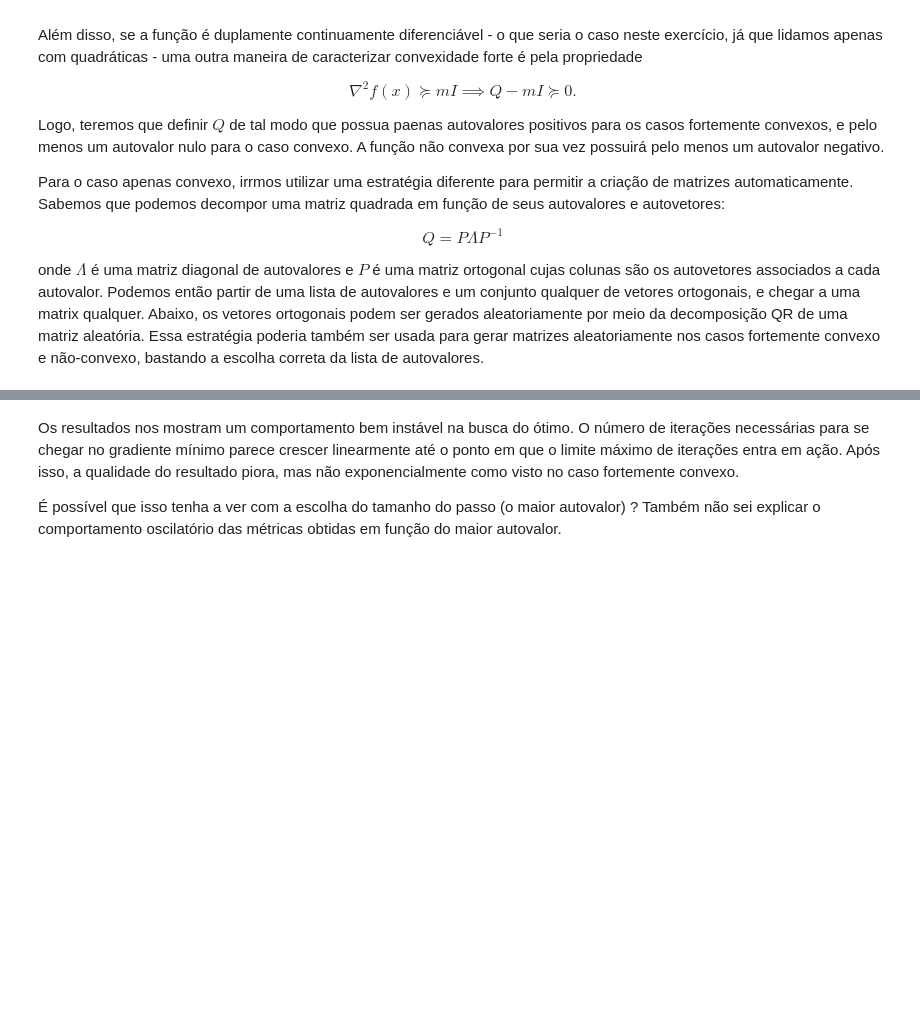
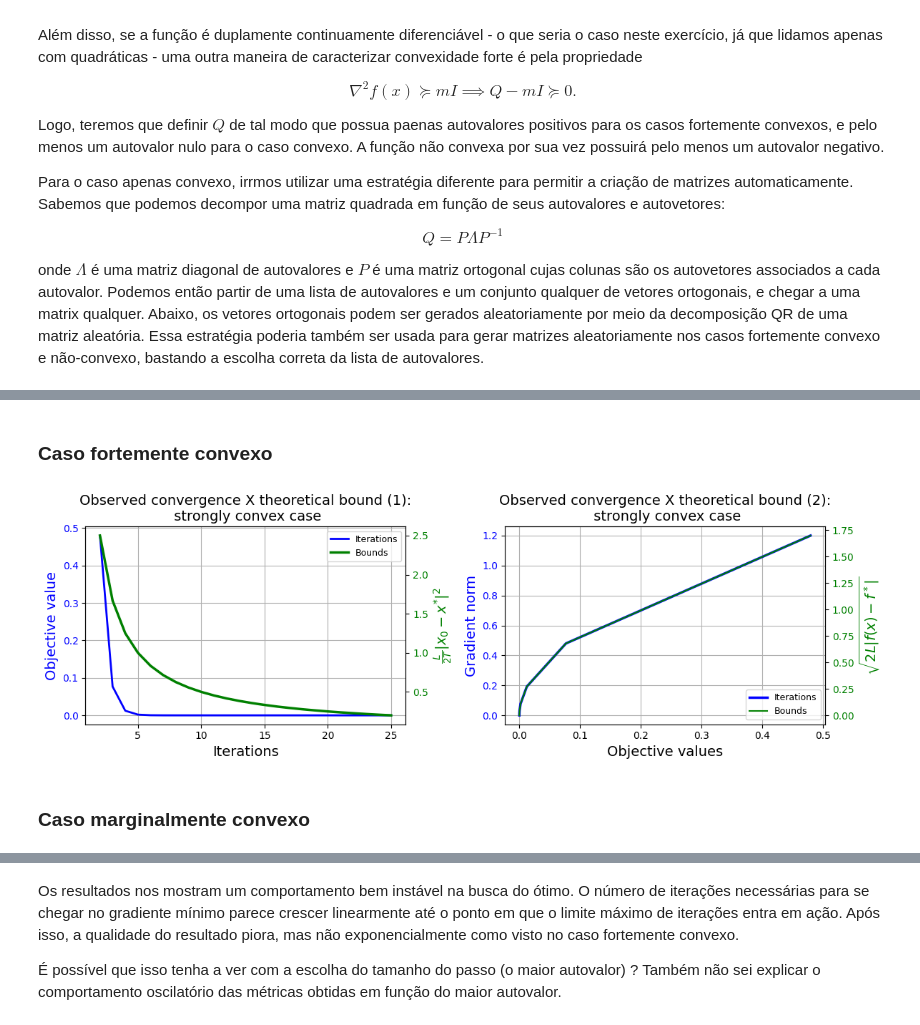
Before and after one commit to arthurkenzo/MO431_Tarefas, a Jupyter notebook: la2ml_tarefa_3.ipynb, the cells around one changed output, grey strips where cells are left out. Cells and saved outputs as stored; diff of their text form; code cells hidden in the pictures; blank space fills up the shorter version.

```diff
--- a/la2ml_tarefa_3.ipynb
+++ b/la2ml_tarefa_3.ipynb
@@ -68,0 +107,73 @@ Sabemos que para funções fortemente convexas,
+# %% [markdown]
+### Caso fortemente convexo
+# %%
+# Preparando função fortemente convexa
+Q = np.array([[5, 0],[0, 3]])
+b = np.array([0,0])
+c = 0
+objective = QuadraticFunction
+objectiveGradient = QuadraticGradient
+
+# Calculando constante de Lipschitz e de convexidade
+eigValues, eigvectors = np.linalg.eig(Q)
+maxEig = np.max(eigValues)
+minEig = np.min(eigValues)
+
+# Hiperparâmetros da descida de gradiente
+gradientNormStop = 1e-9
+maxSteps = 100
+initialPoint = np.array([1,1])
+learningRate = 1/maxEig
+
+finalGradientNorms, finalObjectiveValues, iterations = SteepestDescent(gradientNormStop, maxSteps, initialPoint, Q, b, c, objective, objectiveGradient, learningRate)
+# %%
+fig, (ax1, ax2) = plt.subplots(1, 2, figsize=(12, 4))
+
+# Plot da relação entre iteração e valor da função objetivo (válido para os casos convexo e fortemente convexo)
+ax1.plot(iterations, finalObjectiveValues, label='Iterations', color='blue', linewidth=2)
+ax1.set_xlabel('Iterations', fontsize=14)
+ax1.set_ylabel('Objective value', fontsize=14, color='blue')
+ax1.tick_params(axis='y', labelcolor='blue')
+
+ax1_twin = ax1.twinx()
+ax1_twin.plot(iterations, maxEig / 2 * np.linalg.norm(initialPoint)**2 * (1 / np.array(iterations)),
+              label='Bounds', color='green', linewidth=2.5)
+ax1_twin.set_ylabel('$\\frac{L}{2T}|x_0 - x^{*}|^2$', fontsize=14, color='green')
+ax1_twin.tick_params(axis='y', labelcolor='green')
+
+ax1.set_title('Observed convergence X theoretical bound (1):\n strongly convex case', fontsize=14)
+ax1.grid(True)
+
+lines1 = ax1.get_lines() + ax1_twin.get_lines()
+labels1 = [line.get_label() for line in lines1]
+ax1.legend(lines1, labels1, fontsize=9, loc='upper right')
+
+
+
+# Plot da relação entre norma do gradiente e valor da função objetivo (válido para caso fortemente convexo)
+ax2.plot(finalObjectiveValues, np.array(finalGradientNorms), label='Iterations', color='blue', linewidth=2.5)
+ax2.set_xlabel('Objective values', fontsize=14)
+ax2.set_ylabel('Gradient norm', fontsize=14, color='blue')
+ax2.tick_params(axis='y', labelcolor='blue')
+
+ax2_twin = ax2.twinx()
+ax2_twin.plot(finalObjectiveValues, np.sqrt(2 * minEig * np.array(finalObjectiveValues)),
+              label='Bounds', color='green', linewidth=1.5)
+ax2_twin.set_ylabel('$\\sqrt{2L|f(x) - f^*|}$', fontsize=14, color='green')
+ax2_twin.tick_params(axis='y', labelcolor='green')
+
+ax2.set_title('Observed convergence X theoretical bound (2):\n strongly convex case', fontsize=14)
+ax2.grid(True)
+
+lines2 = ax2.get_lines() + ax2_twin.get_lines()
+labels2 = [line.get_label() for line in lines2]
+ax2.legend(lines2, labels2, fontsize=9, loc='lower right')
+
+
+
+plt.tight_layout()
+plt.show()
+# %% [output]
+[figure, added]
+# %% [markdown]
+### Caso marginalmente convexo
```
Also changed, not shown: parts of 43 cells of this notebook.
